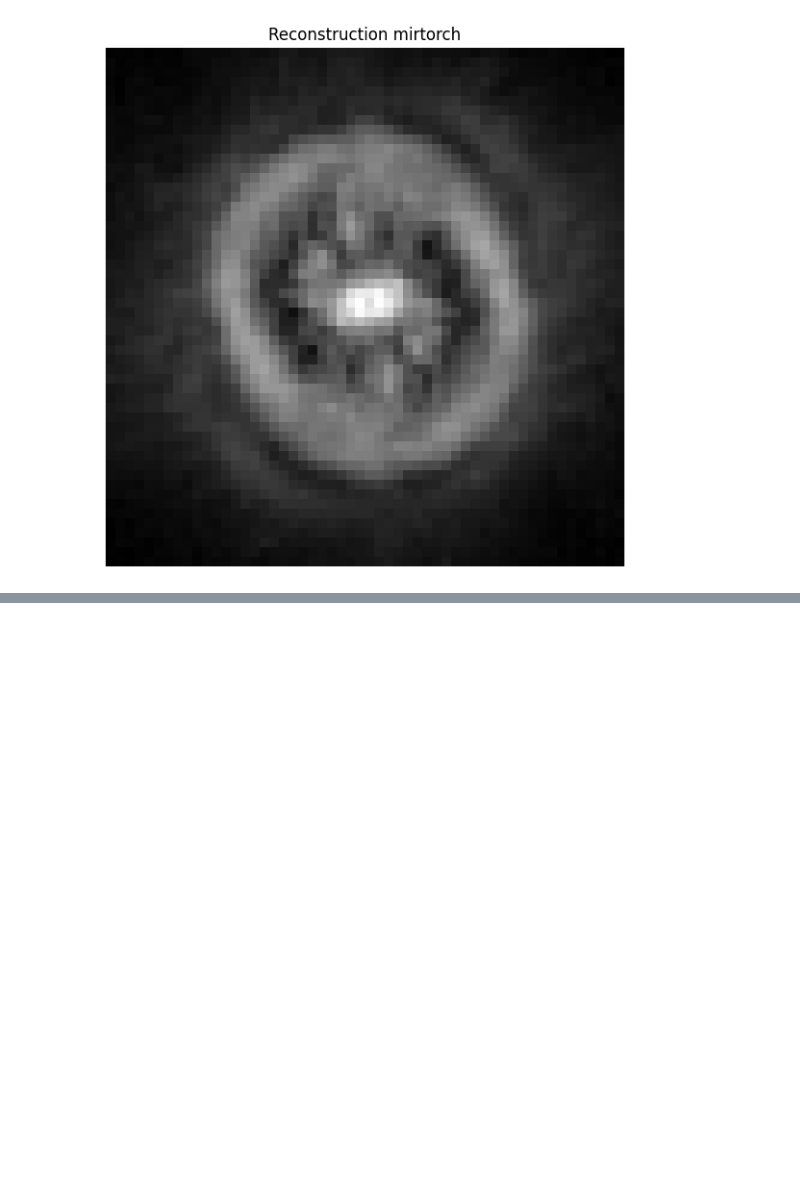
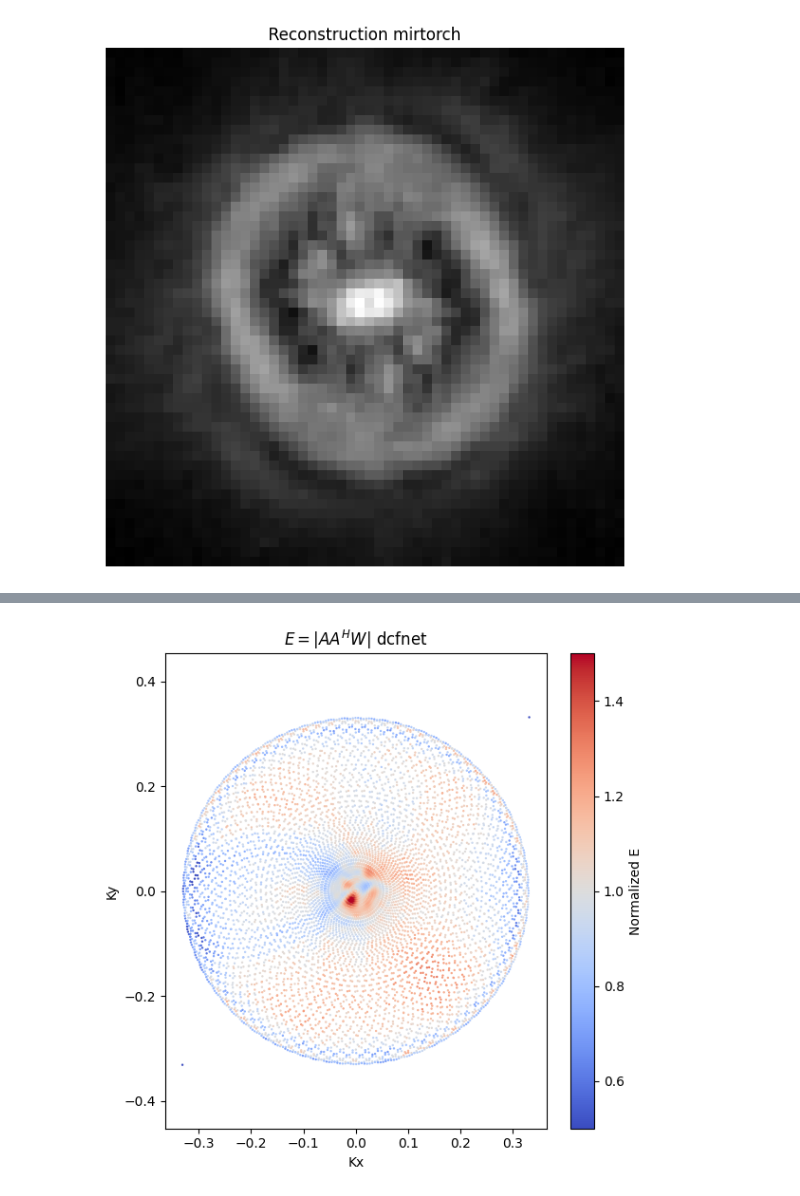
Before and after one commit to frank-roesler/MR_Trajectory_Fit, a Jupyter notebook: recon.ipynb, the cells around one changed output, grey strips where cells are left out. Drawn from its saved outputs; the diff is of its cells as text; code cells hidden in the pictures; blank space fills up the shorter version.

Commit message:
add rosette recon

```diff
--- a/recon.ipynb
+++ b/recon.ipynb
@@ -121,6 +125,14 @@ with open(rosette_path, 'r') as f:
 
 kx = np.array(traj_dict['k_space']['Kx'])
 ky = np.array(traj_dict['k_space']['Ky'])
+
+"""
+# swap kx and ky
+temp = kx
+kx = ky
+ky = temp
+"""
+
 rosette_numpy = np.stack((kx, ky), axis=-1)
 rosette_tensor = torch.tensor(rosette_numpy, dtype=torch.float32)
 rosette_tensor = rosette_tensor.reshape(-1, 2)
@@ -298,0 +311,91 @@ plt.show()
+# %%
+kmax_img = params["img_size"] / (2 * params["FoV"]) # 512x512 image size
+recon = ImageRecon(params, kmax_img, dcfnet_path)
+
+dcfdict, kernel_size, features = torch.load(dcfnet_path, map_location=recon.device)
+dcfnet = UNet1D(in_channels=2, out_channels=1, features=features, kernel_size=kernel_size)
+dcfnet.load_state_dict(dcfdict)
+dcfnet.to(recon.device)
+
+# Rosette
+rosette = rosette_recon.clone()
+rosette = rosette.squeeze() / kmax_img * torch.pi
+print(f"Shape of rosette for DCF computation: {rosette.shape}")
+
+# Sampled data for one coil
+sampled_tensor = torch.tensor(data_flat[0], dtype=torch.complex64)
+dummy_data = torch.zeros(2, dtype=torch.complex64)
+sampled_tensor = torch.cat([sampled_tensor, dummy_data], dim=0).to(recon.device)
+sampled = sampled_tensor.reshape(1, 1, -1)
+print(f"Shape of sampled data for DCF computation: {sampled.shape}")
+
+# kbnufft
+kbnufft.nufft.set_dims(sampled.shape[-1], (params["img_size"], params["img_size"]), device=rosette.device, Nb=1)
+kbnufft.nufft.precompute(rosette)
+
+# dcfnet
+dcf = dcfnet(rosette[:-2, :].permute(1, 0).unsqueeze(0)).squeeze() + 0j
+dcf = torch.cat([dcf, torch.zeros(2, device=dcf.device)], dim=-1)
+print(f"Shape of DCF before normalization: {dcf.shape}")
+
+dcf = recon.normalize_dcf(dcf.view(1, 1, -1), rosette, (params["img_size"], params["img_size"]))
+
+# Compute and plot E = |A A^H W| using the same precomputed kbnufft
+device = recon.device
+w = dcf.to(device).squeeze()          # (N,)
+ktraj = rosette.to(device).squeeze()  # (N, 2)
+
+print(f"shape of w: {w.shape}")
+print(f"shape of ktraj: {ktraj.shape}")
+
+# Make W complex if needed
+if not torch.is_complex(w):
+    w = w + 0j
+
+# E = |A A^H W|
+# The adjoint maps W to image space: A^H W.
+# The forward maps back to k-space: A A^H W.
+
+with torch.no_grad():
+    w_kspace = w.view(1, 1, -1)        # (1, 1, N)
+    img_density = kbnufft.adjoint(
+        ktraj,
+        w_kspace.squeeze(0)
+    )
+
+    E_complex = kbnufft.forward(
+        ktraj,
+        img_density
+    )
+
+    E = E_complex.abs().squeeze()      # (N,)
+
+# Normalize E so mean(E) = 1
+E = E / (E.mean() + 1e-8)
+
+# Plot E over current rosette
+kx = ktraj[:, 0].detach().cpu().numpy()
+ky = ktraj[:, 1].detach().cpu().numpy()
+e_vals = E.detach().cpu().numpy()
+
+plt.figure(figsize=(6, 6))
+sc = plt.scatter(
+    kx,
+    ky,
+    c=e_vals,
+    cmap="coolwarm",
+    s=0.5,
+    vmin=0.5,
+    vmax=1.5,
+)
+
+# note that the colormap is contrained
+
+plt.colorbar(sc, label="Normalized E")
+plt.title(r"$E = |A A^H W|$ dcfnet")
+plt.xlabel("Kx")
+plt.ylabel("Ky")
+plt.axis("equal")
+plt.tight_layout()
+plt.show()
+# %% [output]
@@ -298,0 +407 @@ plt.show()
+[figure, added]
```
Also changed, not shown: parts of 7 cells of this notebook, 2 other files.
